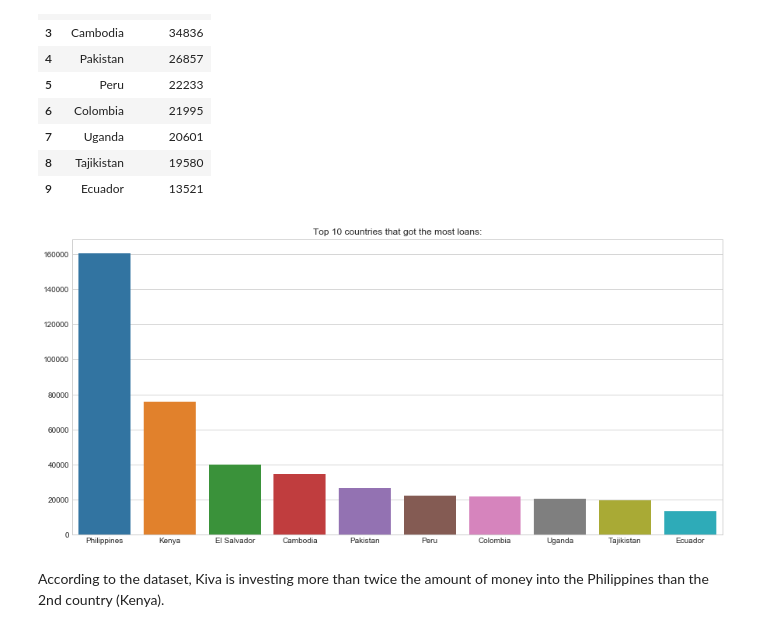
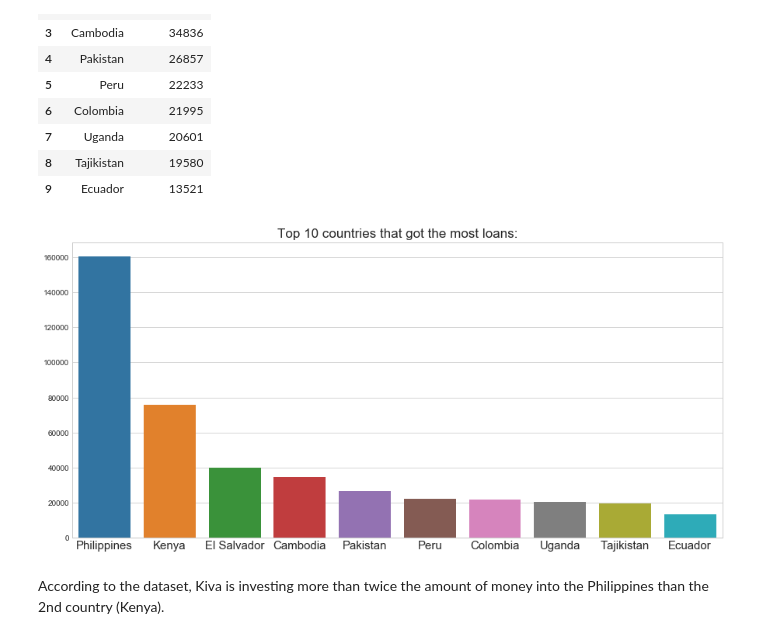
Before and after one commit to CJL89/Kiva-Crowdfunding, a Jupyter notebook: Kiva Crowdfunding.ipynb, the cells around one changed output. Saved outputs shown, nothing was run; the diff lists cells and outputs as text; code cells hidden in the pictures.

```diff
--- a/Kiva Crowdfunding.ipynb
+++ b/Kiva Crowdfunding.ipynb
@@ -208,7 +222,7 @@ kiva_loans.describe()
 # %%
 # Displaying the top 10 countries that got the biggest dollar amount in loans:
 
-countries = pd.DataFrame(kiva_loans['country'].value_counts().head(10))
+countries = pd.DataFrame(kiva_loans['country'].value_counts(sort=['loan_amount']).head(10))
 countries.reset_index(inplace=True)
 countries.columns = ['country', 'total_loaned']
 countries
@@ -227,16 +241,17 @@ countries
 # %%
 # Displaying the results in a graph:
 
 plt.figure(figsize=(15, 7))
 
 sns.set_style("whitegrid")
 sns.barplot(x=countries['country'], y=countries['total_loaned'])
-plt.title('Top 10 countries that got the most loans:')
+plt.title('Top 10 countries that got the most loans:', fontsize=17)
+plt.xticks(fontsize=15)
 plt.xlabel('')
 plt.ylabel('')
 plt.show()
 # %% [output]
-[figure, old version]
+[figure, new version]
 # %% [markdown]
 According to the dataset, Kiva is investing more than twice the amount of money into the Philippines than the 2nd country (Kenya).
 # %% [markdown]
```
Also changed, not shown: parts of 46 cells of this notebook.
